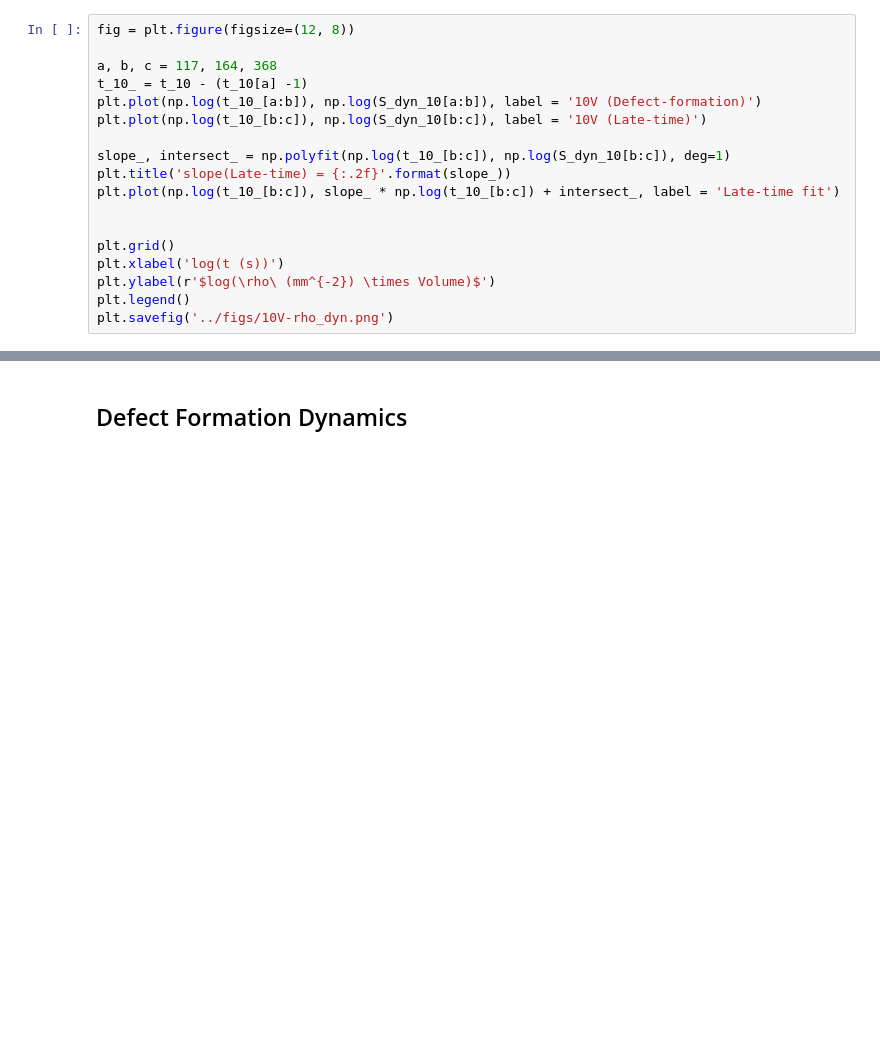
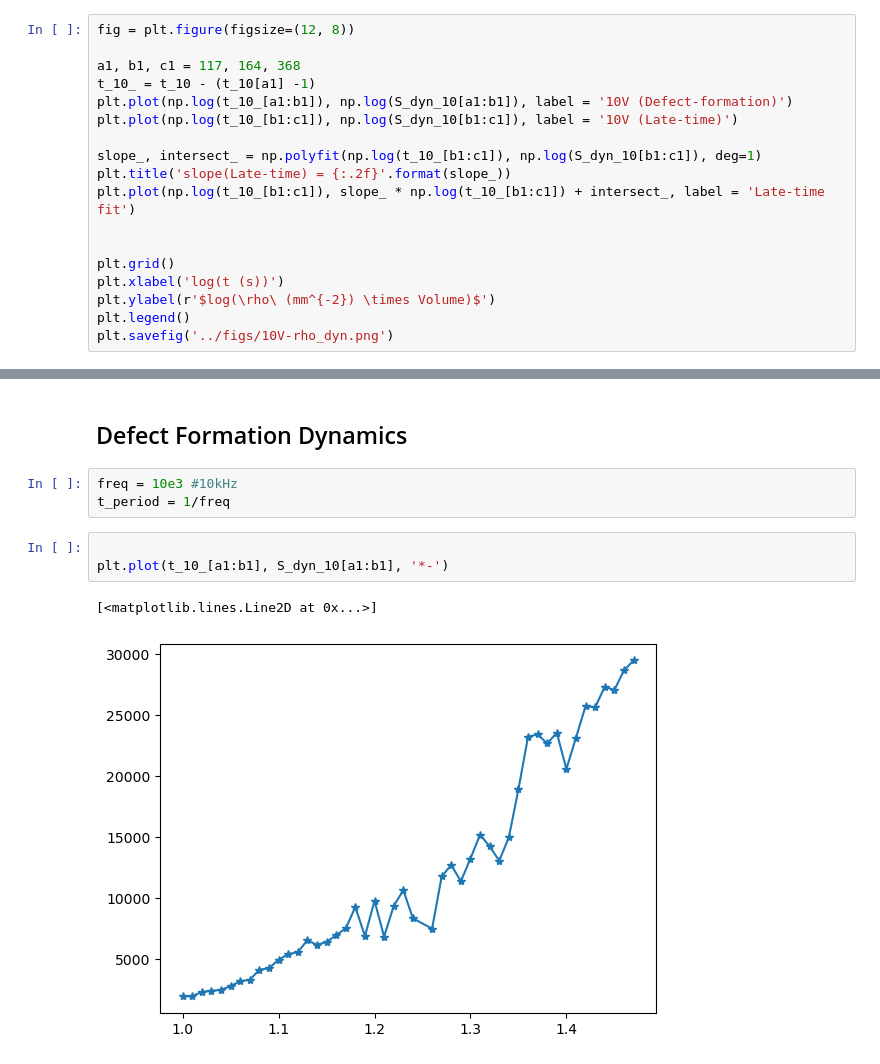
Before and after one commit to mandal-anik10/SLP-CosmoWithLCs, a Jupyter notebook: notebooks/late_time_dyn.ipynb, the cells around one changed output, grey strips where cells are left out. Drawn from its saved outputs; the diff is of its cells as text; blank space fills up the shorter version.

```diff
--- a/notebooks/late_time_dyn.ipynb
+++ b/notebooks/late_time_dyn.ipynb
@@ -47,14 +47,14 @@ print(np.where(np.log(S_dyn_60[:]) == np.max(np.log(S_dyn_60[:]))))
 # %%
 fig = plt.figure(figsize=(12, 8))
 
-a, b, c = 117, 164, 368
-t_10_ = t_10 - (t_10[a] -1)
-plt.plot(np.log(t_10_[a:b]), np.log(S_dyn_10[a:b]), label = '10V (Defect-formation)')
-plt.plot(np.log(t_10_[b:c]), np.log(S_dyn_10[b:c]), label = '10V (Late-time)')
+a1, b1, c1 = 117, 164, 368
+t_10_ = t_10 - (t_10[a1] -1)
+plt.plot(np.log(t_10_[a1:b1]), np.log(S_dyn_10[a1:b1]), label = '10V (Defect-formation)')
+plt.plot(np.log(t_10_[b1:c1]), np.log(S_dyn_10[b1:c1]), label = '10V (Late-time)')
 
-slope_, intersect_ = np.polyfit(np.log(t_10_[b:c]), np.log(S_dyn_10[b:c]), deg=1)
+slope_, intersect_ = np.polyfit(np.log(t_10_[b1:c1]), np.log(S_dyn_10[b1:c1]), deg=1)
 plt.title('slope(Late-time) = {:.2f}'.format(slope_))
-plt.plot(np.log(t_10_[b:c]), slope_ * np.log(t_10_[b:c]) + intersect_, label = 'Late-time fit')
+plt.plot(np.log(t_10_[b1:c1]), slope_ * np.log(t_10_[b1:c1]) + intersect_, label = 'Late-time fit')
 
 
 plt.grid()
@@ -123,3 +123,12 @@ plt.savefig('../figs/60V-rho_dyn.png')
 [figure]
 # %% [markdown]
 ## Defect Formation Dynamics
+# %%
+freq = 10e3 #10kHz
+t_period = 1/freq
+# %%
+
+plt.plot(t_10_[a1:b1], S_dyn_10[a1:b1], '*-')
+# %% [output]
+[<matplotlib.lines.Line2D at 0x...>]
+[figure, added]
```
Also changed, not shown: parts of 5 cells of this notebook, 6 other files.
